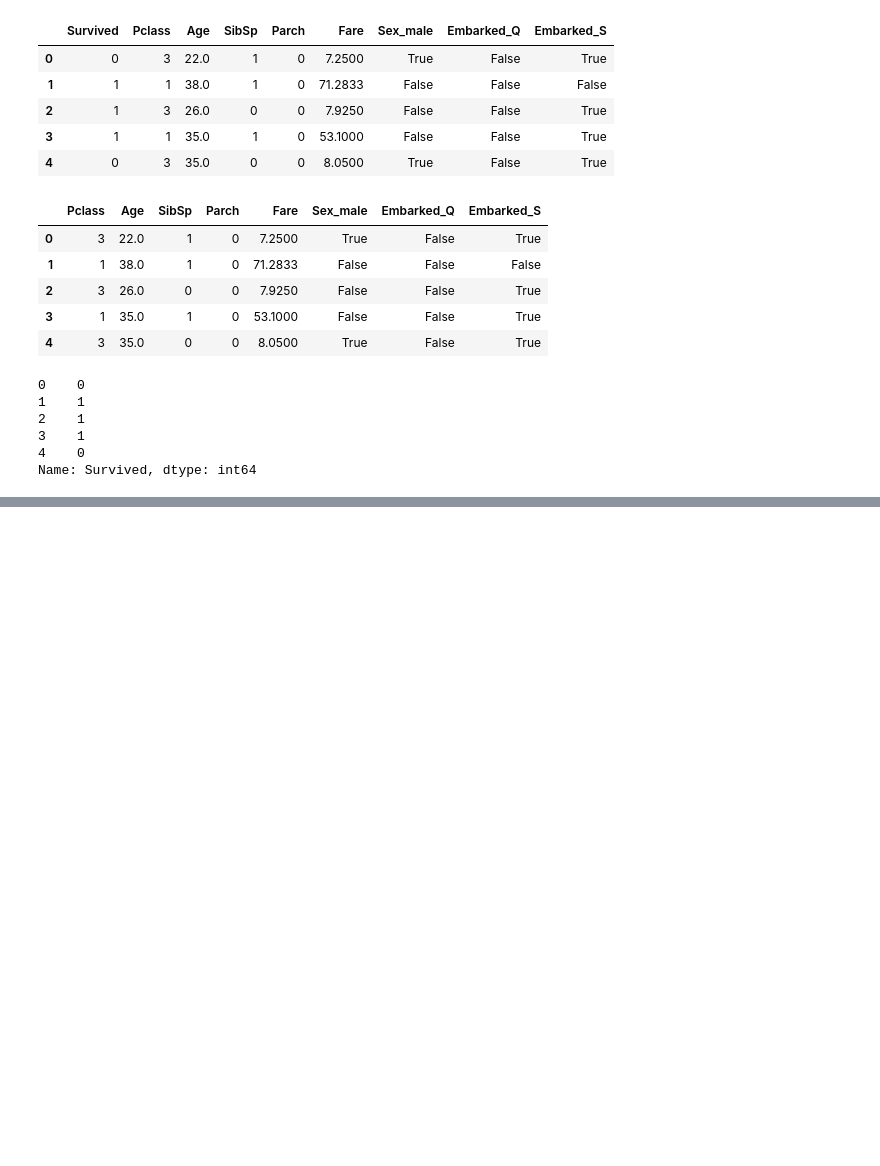
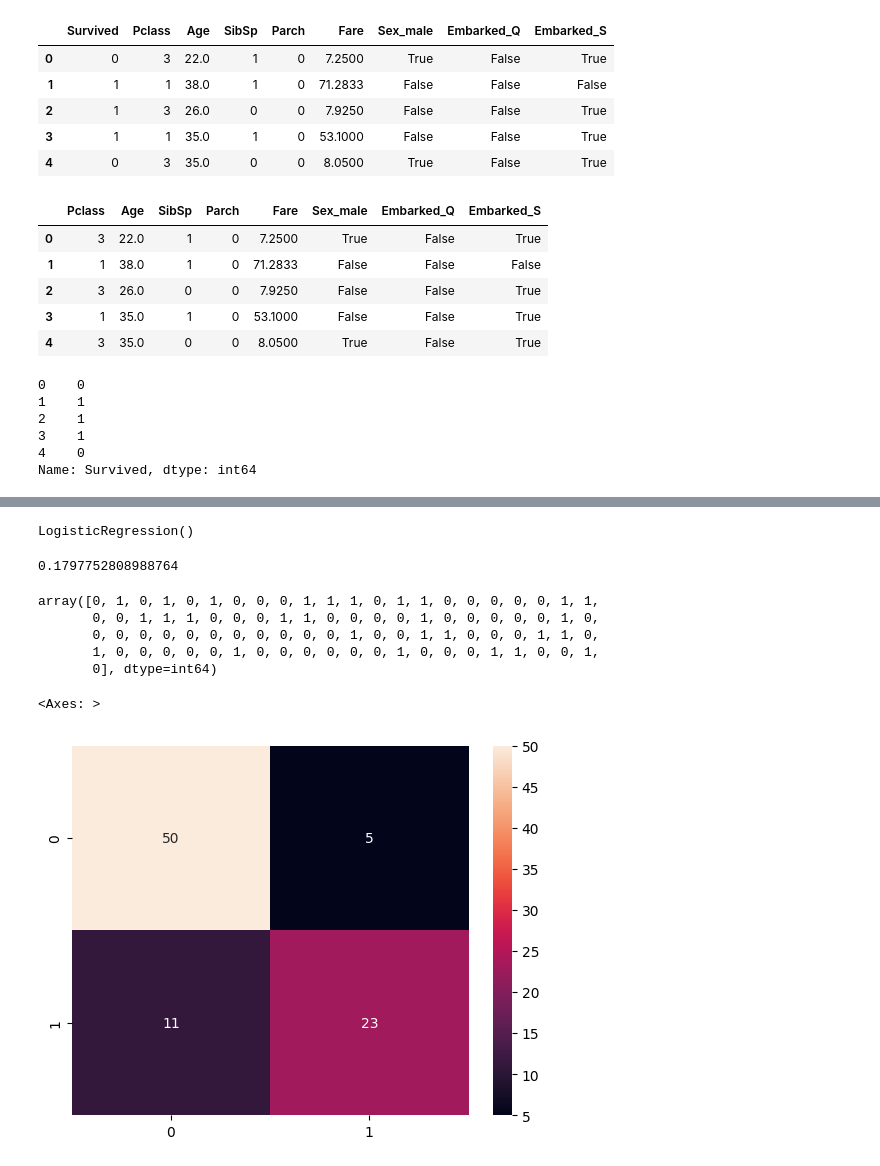
Before and after one commit to Adithyan-mp/ML-Basic-Projects, a Jupyter notebook: Logistic Regression/program.ipynb, the cells around one changed output, grey strips where cells are left out. Cells and saved outputs as stored; diff of their text form; code cells hidden in the pictures; blank space fills up the shorter version.

Commit message:
model builded

```diff
--- a/Logistic Regression/program.ipynb
+++ b/Logistic Regression/program.ipynb
@@ -144,0 +160,29 @@ X_processed.head()
+# %%
+x_train,x_test,y_train,y_test=train_test_split(X,Y,test_size=0.1,random_state=100)
+# %%
+model=LogisticRegression()
+# %%
+model.fit(x_train,y_train)
+# %% [output]
+LogisticRegression()
+# %%
+y_pred=model.predict(x_test)
+# %%
+from sklearn.metrics import mean_squared_error,confusion_matrix
+import seaborn as sns
+mean_squared_error(y_pred=y_pred,y_true=y_test)
+# %% [output]
+0.1797752808988764
+# %%
+y_pred
+# %% [output]
+array([0, 1, 0, 1, 0, 1, 0, 0, 0, 1, 1, 1, 0, 1, 1, 0, 0, 0, 0, 0, 1, 1,
+       0, 0, 1, 1, 1, 0, 0, 0, 1, 1, 0, 0, 0, 0, 1, 0, 0, 0, 0, 0, 1, 0,
+       0, 0, 0, 0, 0, 0, 0, 0, 0, 0, 0, 1, 0, 0, 1, 1, 0, 0, 0, 1, 1, 0,
+       1, 0, 0, 0, 0, 0, 1, 0, 0, 0, 0, 0, 0, 1, 0, 0, 0, 1, 1, 0, 0, 1,
+       0], dtype=int64)
+# %%
+sns.heatmap(confusion_matrix(y_test,y_pred),annot=True)
+# %% [output]
+<Axes: >
+[figure, added]
```
Also changed, not shown: parts of 9 cells of this notebook, 1 other file.
